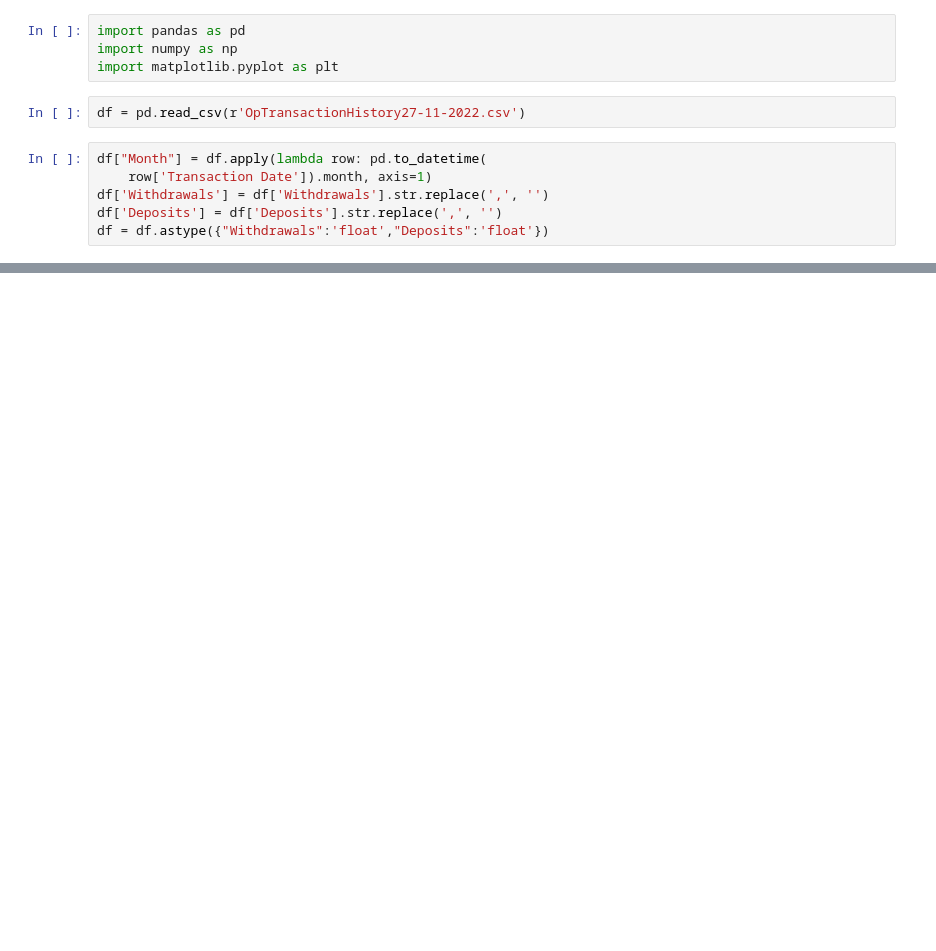
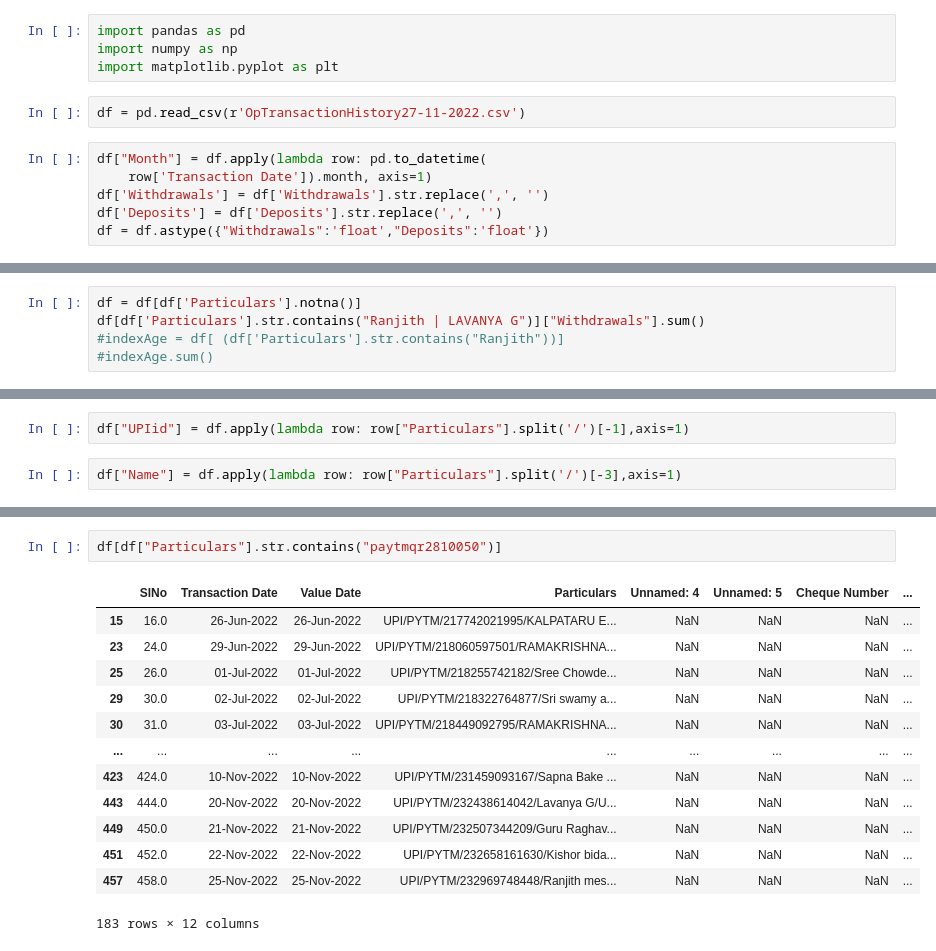
Before and after one commit to ok-noronha/Bank-Statement-Analyser, a Jupyter notebook: analyse.ipynb, the cells around one changed output, grey strips where cells are left out. Cells and saved outputs as stored; diff of their text form; blank space fills up the shorter version.

```diff
--- a/analyse.ipynb
+++ b/analyse.ipynb
@@ -37,0 +50,5 @@ AttributeError: 'Series' object has no attribute 'merge'
+# %%
+df = df[df['Particulars'].notna()]
+df[df['Particulars'].str.contains("Ranjith | LAVANYA G")]["Withdrawals"].sum()
+#indexAge = df[ (df['Particulars'].str.contains("Ranjith"))]
+#indexAge.sum()
@@ -37,0 +71,4 @@ AttributeError: 'Series' object has no attribute 'merge'
+# %%
+df["UPIid"] = df.apply(lambda row: row["Particulars"].split('/')[-1],axis=1)
+# %%
+df["Name"] = df.apply(lambda row: row["Particulars"].split('/')[-3],axis=1)
@@ -37,0 +100,16 @@ AttributeError: 'Series' object has no attribute 'merge'
+# %%
+df[df["Particulars"].str.contains("paytmqr2810050")]
+# %% [output]
+|  | SlNo | Transaction Date | Value Date | Particulars | Unnamed: 4 | Unnamed: 5 | Cheque Number | ... |
+| 15 | 16.0 | 26-Jun-2022 | 26-Jun-2022 | UPI/PYTM/217742021995/KALPATARU E... | NaN | NaN | NaN | ... |
+| 23 | 24.0 | 29-Jun-2022 | 29-Jun-2022 | UPI/PYTM/218060597501/RAMAKRISHNA... | NaN | NaN | NaN | ... |
+| 25 | 26.0 | 01-Jul-2022 | 01-Jul-2022 | UPI/PYTM/218255742182/Sree Chowde... | NaN | NaN | NaN | ... |
+| 29 | 30.0 | 02-Jul-2022 | 02-Jul-2022 | UPI/PYTM/218322764877/Sri swamy a... | NaN | NaN | NaN | ... |
+| 30 | 31.0 | 03-Jul-2022 | 03-Jul-2022 | UPI/PYTM/218449092795/RAMAKRISHNA... | NaN | NaN | NaN | ... |
+| ... | ... | ... | ... | ... | ... | ... | ... | ... |
+| 423 | 424.0 | 10-Nov-2022 | 10-Nov-2022 | UPI/PYTM/231459093167/Sapna Bake ... | NaN | NaN | NaN | ... |
+| 443 | 444.0 | 20-Nov-2022 | 20-Nov-2022 | UPI/PYTM/232438614042/Lavanya G/U... | NaN | NaN | NaN | ... |
+| 449 | 450.0 | 21-Nov-2022 | 21-Nov-2022 | UPI/PYTM/232507344209/Guru Raghav... | NaN | NaN | NaN | ... |
+| 451 | 452.0 | 22-Nov-2022 | 22-Nov-2022 | UPI/PYTM/232658161630/Kishor bida... | NaN | NaN | NaN | ... |
+| 457 | 458.0 | 25-Nov-2022 | 25-Nov-2022 | UPI/PYTM/232969748448/Ranjith mes... | NaN | NaN | NaN | ... |
+183 rows × 12 columns
```
Also changed, not shown: parts of 11 cells of this notebook.
